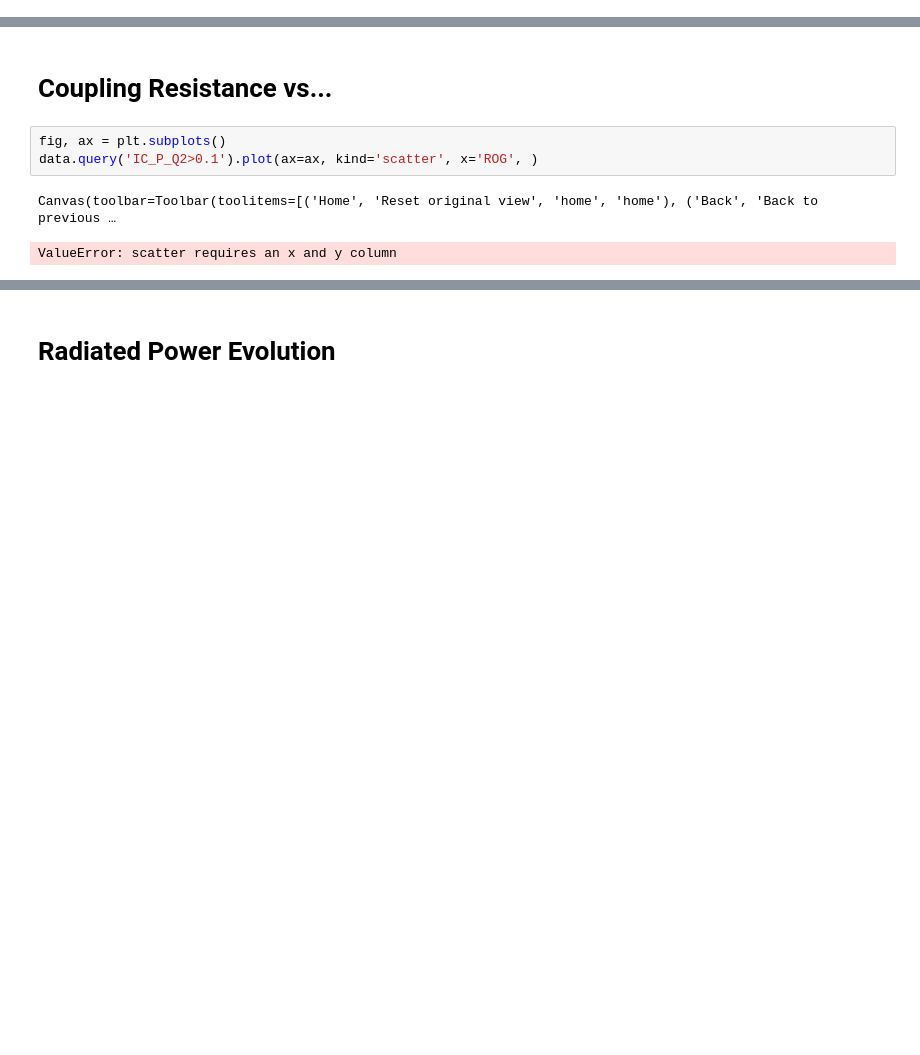
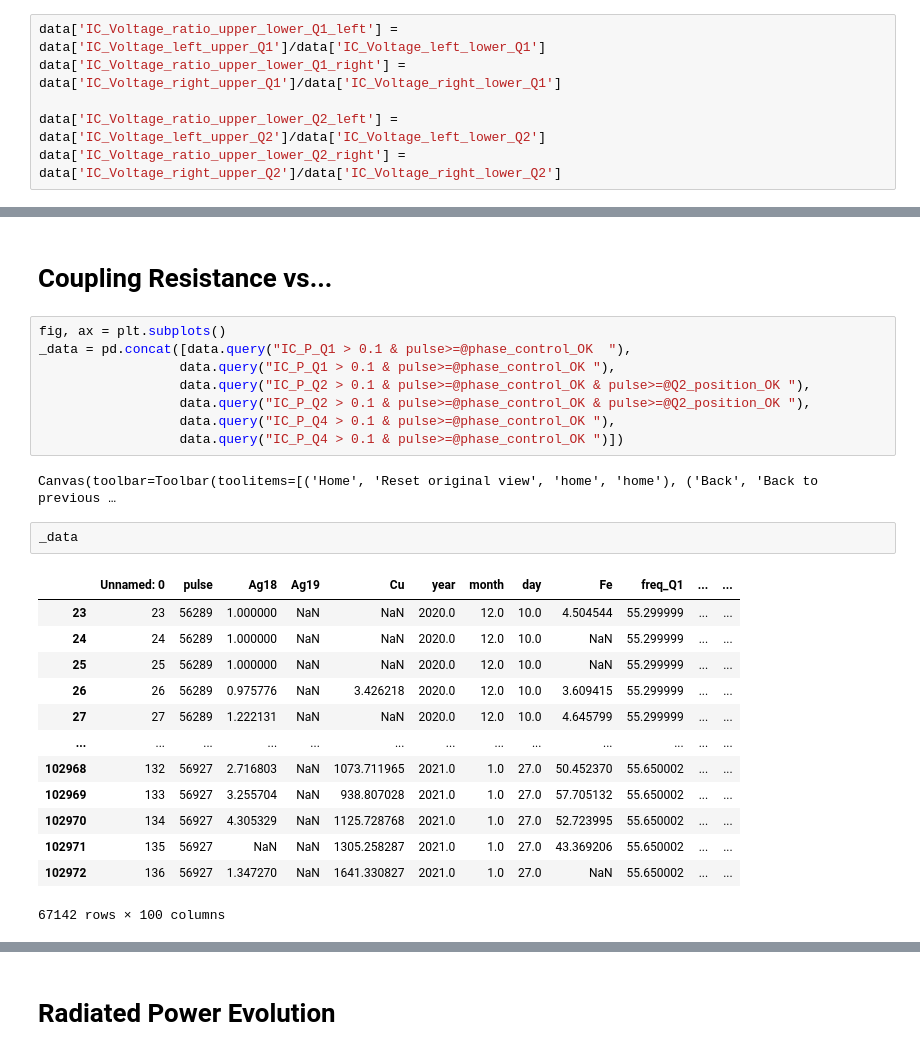
Before and after one commit to jhillairet/WEST_C5, a Jupyter notebook: WEST_C5_resumed_data_analysis.ipynb, the cells around one changed output, grey strips where cells are left out. Drawn from its saved outputs; the diff is of its cells as text; blank space fills up the shorter version.

```diff
--- a/WEST_C5_resumed_data_analysis.ipynb
+++ b/WEST_C5_resumed_data_analysis.ipynb
@@ -204,0 +204,6 @@ data.to_csv('WEST_C5_database_resumed_parameters_cleaned.csv')
+# %%
+data['IC_Voltage_ratio_upper_lower_Q1_left'] = data['IC_Voltage_left_upper_Q1']/data['IC_Voltage_left_lower_Q1']
+data['IC_Voltage_ratio_upper_lower_Q1_right'] = data['IC_Voltage_right_upper_Q1']/data['IC_Voltage_right_lower_Q1']
+
+data['IC_Voltage_ratio_upper_lower_Q2_left'] = data['IC_Voltage_left_upper_Q2']/data['IC_Voltage_left_lower_Q2']
+data['IC_Voltage_ratio_upper_lower_Q2_right'] = data['IC_Voltage_right_upper_Q2']/data['IC_Voltage_right_lower_Q2']
@@ -278,11 +328,31 @@ Canvas(toolbar=Toolbar(toolitems=[('Home', 'Reset original view', 'home', 'home'
 Text(0.5, 0, 'WEST Pulse #')
 # %% [markdown]
 # Coupling Resistance vs...
-# %%
-fig, ax = plt.subplots()
-data.query('IC_P_Q2>0.1').plot(ax=ax, kind='scatter', x='ROG', )
-# %% [output]
-Canvas(toolbar=Toolbar(toolitems=[('Home', 'Reset original view', 'home', 'home'), ('Back', 'Back to previous …
-ValueError: scatter requires an x and y column
+# %%
+fig, ax = plt.subplots()
+_data = pd.concat([data.query("IC_P_Q1 > 0.1 & pulse>=@phase_control_OK  "),
+                  data.query("IC_P_Q1 > 0.1 & pulse>=@phase_control_OK "),
+                  data.query("IC_P_Q2 > 0.1 & pulse>=@phase_control_OK & pulse>=@Q2_position_OK "),
+                  data.query("IC_P_Q2 > 0.1 & pulse>=@phase_control_OK & pulse>=@Q2_position_OK "),
+                  data.query("IC_P_Q4 > 0.1 & pulse>=@phase_control_OK "),
+                  data.query("IC_P_Q4 > 0.1 & pulse>=@phase_control_OK ")])
+# %% [output]
+Canvas(toolbar=Toolbar(toolitems=[('Home', 'Reset original view', 'home', 'home'), ('Back', 'Back to previous …
+# %%
+_data
+# %% [output]
+|  | Unnamed: 0 | pulse | Ag18 | Ag19 | Cu | year | month | day | Fe | freq_Q1 | ... | ... |
+| 23 | 23 | 56289 | 1.000000 | NaN | NaN | 2020.0 | 12.0 | 10.0 | 4.504544 | 55.299999 | ... | ... |
+| 24 | 24 | 56289 | 1.000000 | NaN | NaN | 2020.0 | 12.0 | 10.0 | NaN | 55.299999 | ... | ... |
+| 25 | 25 | 56289 | 1.000000 | NaN | NaN | 2020.0 | 12.0 | 10.0 | NaN | 55.299999 | ... | ... |
+| 26 | 26 | 56289 | 0.975776 | NaN | 3.426218 | 2020.0 | 12.0 | 10.0 | 3.609415 | 55.299999 | ... | ... |
+| 27 | 27 | 56289 | 1.222131 | NaN | NaN | 2020.0 | 12.0 | 10.0 | 4.645799 | 55.299999 | ... | ... |
+| ... | ... | ... | ... | ... | ... | ... | ... | ... | ... | ... | ... | ... |
+| 102968 | 132 | 56927 | 2.716803 | NaN | 1073.711965 | 2021.0 | 1.0 | 27.0 | 50.452370 | 55.650002 | ... | ... |
+| 102969 | 133 | 56927 | 3.255704 | NaN | 938.807028 | 2021.0 | 1.0 | 27.0 | 57.705132 | 55.650002 | ... | ... |
+| 102970 | 134 | 56927 | 4.305329 | NaN | 1125.728768 | 2021.0 | 1.0 | 27.0 | 52.723995 | 55.650002 | ... | ... |
+| 102971 | 135 | 56927 | NaN | NaN | 1305.258287 | 2021.0 | 1.0 | 27.0 | 43.369206 | 55.650002 | ... | ... |
+| 102972 | 136 | 56927 | 1.347270 | NaN | 1641.330827 | 2021.0 | 1.0 | 27.0 | NaN | 55.650002 | ... | ... |
+67142 rows × 100 columns
 # %%
 fig, ax = plt.subplots()
```
Also changed, not shown: parts of 61 cells of this notebook, 1 other file.
